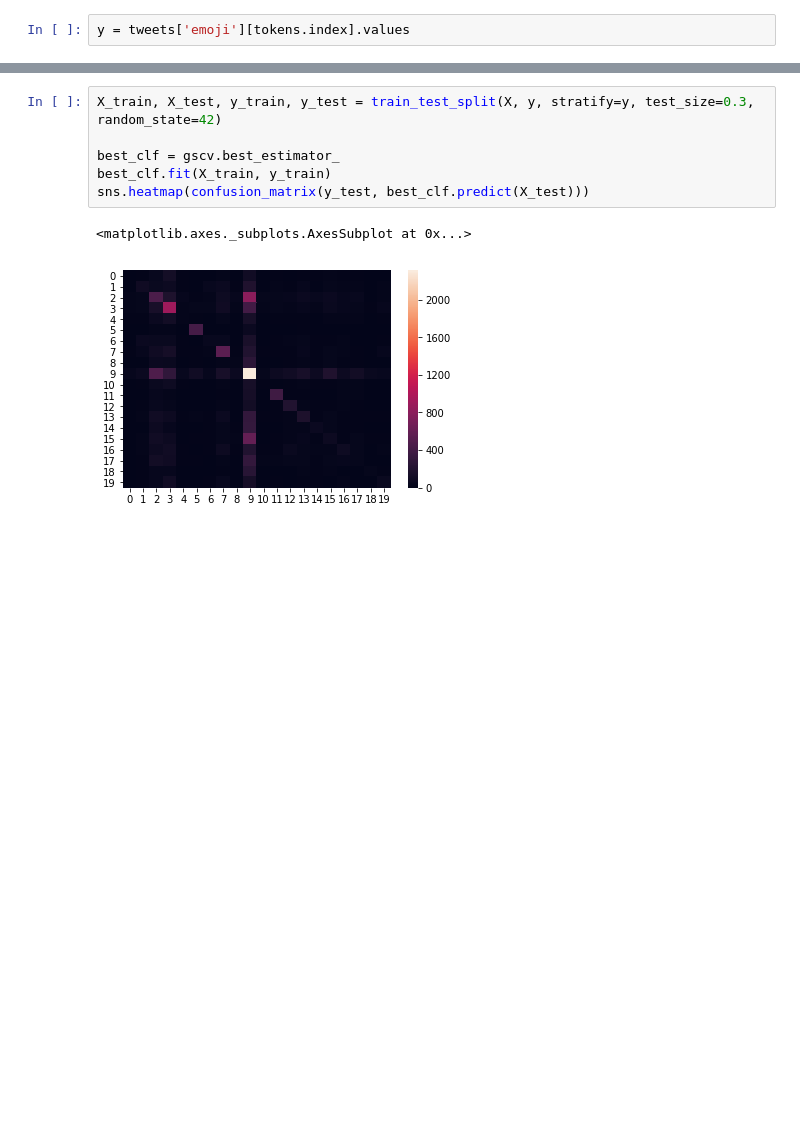
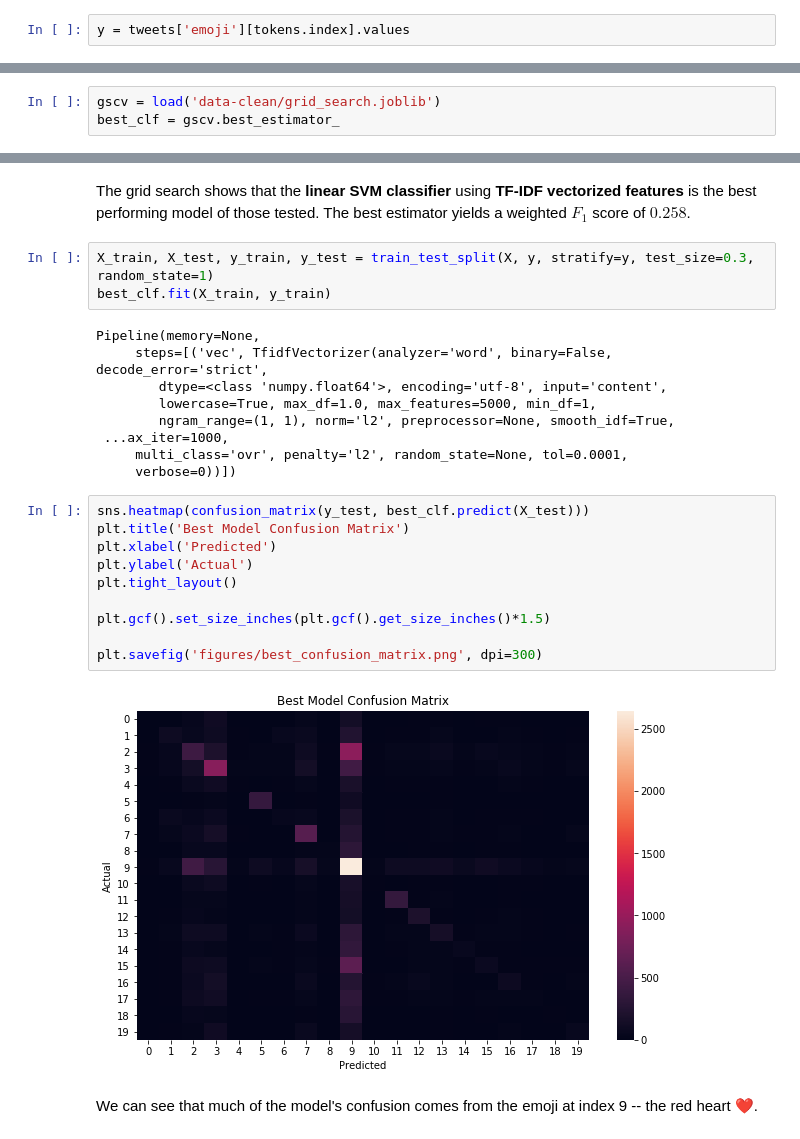
Before and after one commit to toast22a/intrnlp-mco, a Jupyter notebook: MODEL.ipynb, the cells around one changed output, grey strips where cells are left out. Drawn from its saved outputs; the diff is of its cells as text; blank space fills up the shorter version.

```diff
--- a/MODEL.ipynb
+++ b/MODEL.ipynb
@@ -228,0 +187,3 @@ pd.DataFrame(gscv.cv_results_).sort_values(by='mean_test_score', ascending=False
+# %%
+gscv = load('data-clean/grid_search.joblib')
+best_clf = gscv.best_estimator_
@@ -229,9 +205,28 @@ pd.DataFrame(gscv.cv_results_).sort_values(by='mean_test_score', ascending=False
+# %% [markdown]
+The grid search shows that the **linear SVM classifier** using **TF-IDF vectorized features** is the best performing model of those tested. The best estimator yields a weighted $F_1$ score of $0.258$.
 # %%
-X_train, X_test, y_train, y_test = train_test_split(X, y, stratify=y, test_size=0.3, random_state=42)
-
-best_clf = gscv.best_estimator_
+X_train, X_test, y_train, y_test = train_test_split(X, y, stratify=y, test_size=0.3, random_state=1)
 best_clf.fit(X_train, y_train)
-sns.heatmap(confusion_matrix(y_test, best_clf.predict(X_test)))
 # %% [output]
-<matplotlib.axes._subplots.AxesSubplot at 0x...>
+Pipeline(memory=None,
+     steps=[('vec', TfidfVectorizer(analyzer='word', binary=False, decode_error='strict',
+        dtype=<class 'numpy.float64'>, encoding='utf-8', input='content',
+        lowercase=True, max_df=1.0, max_features=5000, min_df=1,
+        ngram_range=(1, 1), norm='l2', preprocessor=None, smooth_idf=True,
+ ...ax_iter=1000,
+     multi_class='ovr', penalty='l2', random_state=None, tol=0.0001,
+     verbose=0))])
-[figure, removed]
+# %%
+sns.heatmap(confusion_matrix(y_test, best_clf.predict(X_test)))
+plt.title('Best Model Confusion Matrix')
+plt.xlabel('Predicted')
+plt.ylabel('Actual')
+plt.tight_layout()
+
+plt.gcf().set_size_inches(plt.gcf().get_size_inches()*1.5)
+
+plt.savefig('figures/best_confusion_matrix.png', dpi=300)
+# %% [output]
+[figure, added]
+# %% [markdown]
+We can see that much of the model's confusion comes from the emoji at index 9 -- the red heart &#10084;.
```
Also changed, not shown: parts of 32 cells of this notebook, 1 other file.
